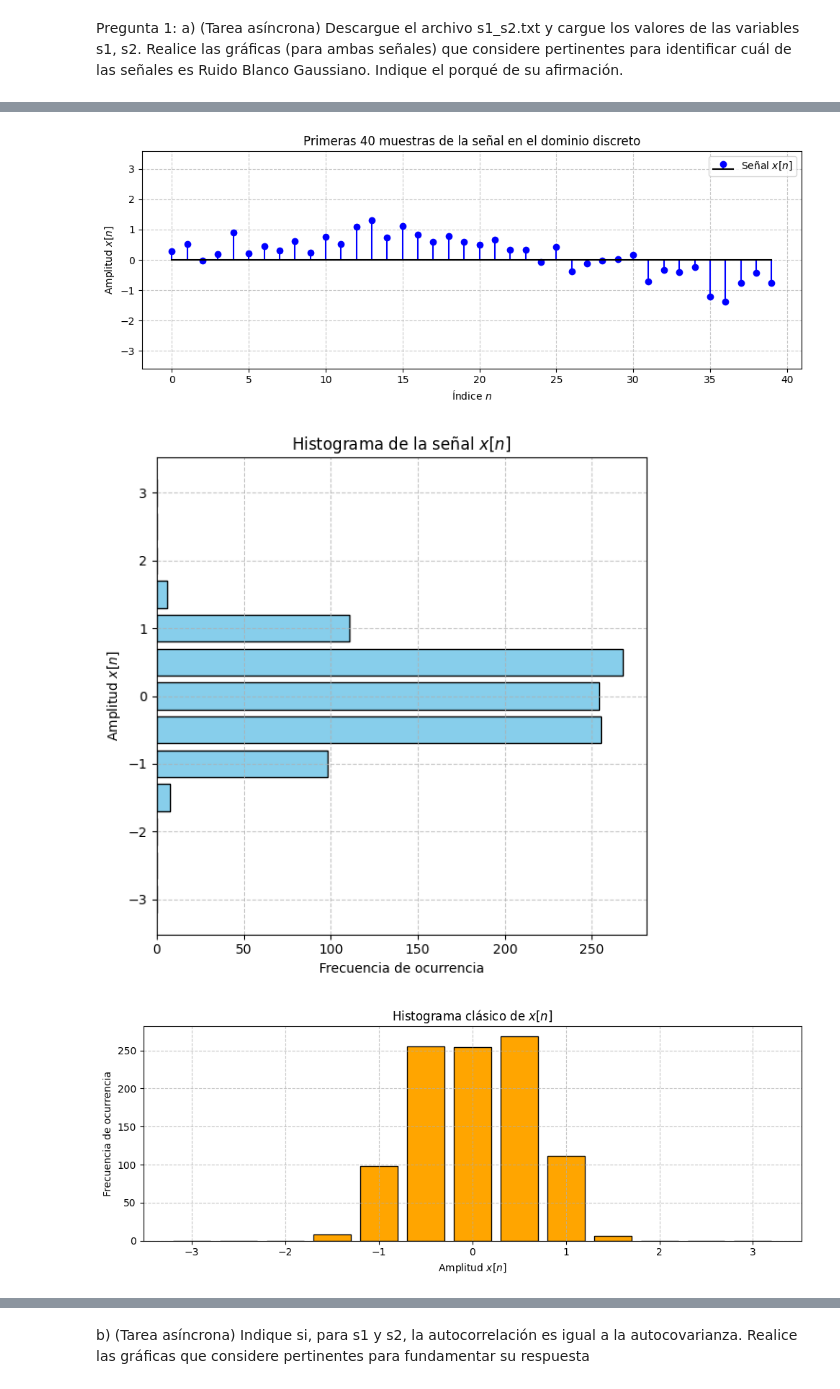
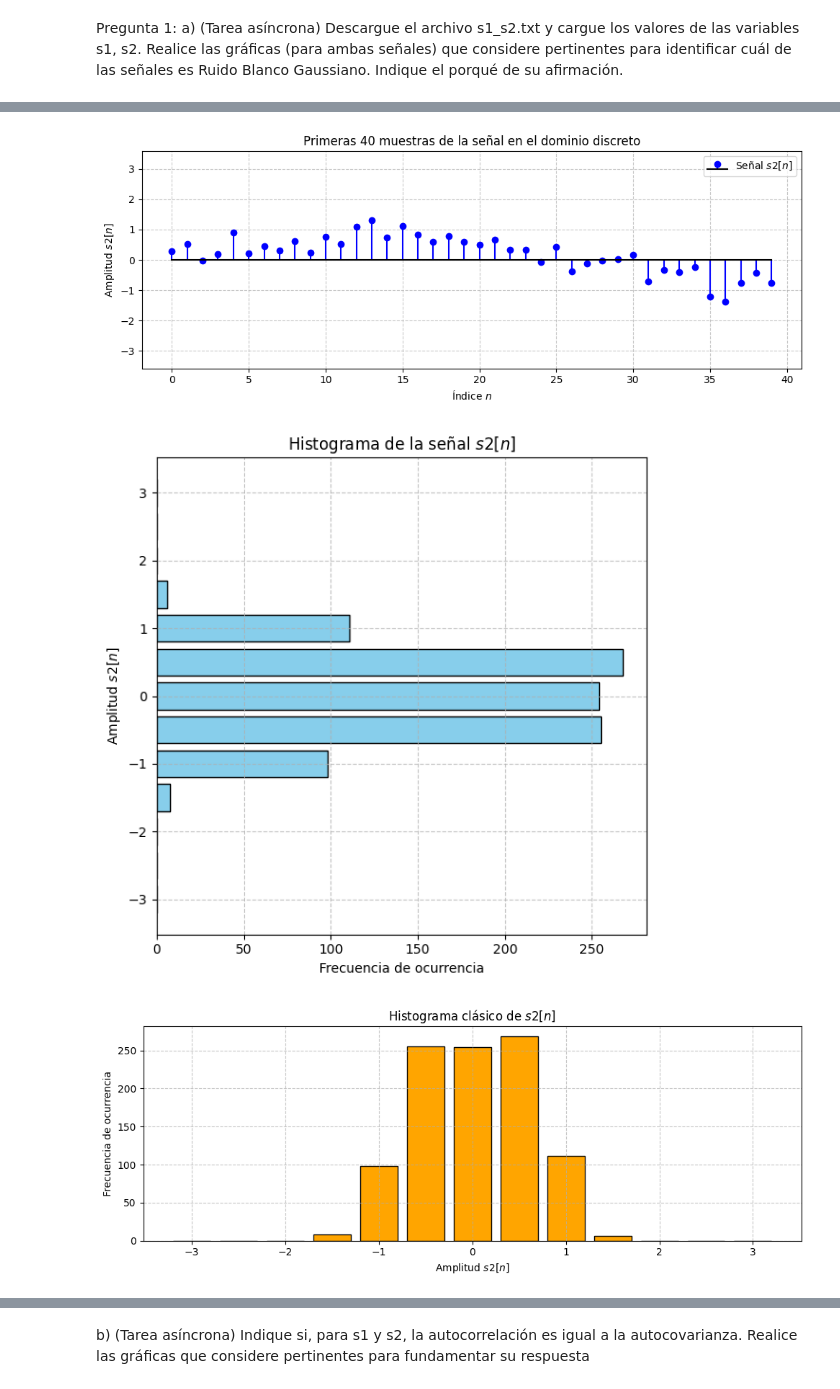
Before and after one commit to ExampleToFollow/PracticasPDS, a Jupyter notebook: Lab5/Lab5_IF_20213704.ipynb, the cells around one changed output, grey strips where cells are left out. Cells and saved outputs as stored; diff of their text form; code cells hidden in the pictures.

```diff
--- a/Lab5/Lab5_IF_20213704.ipynb
+++ b/Lab5/Lab5_IF_20213704.ipynb
@@ -97,10 +97,10 @@ cbin = xrange[0] + np.arange(Nb) * dx
 
 # Gráfica de la señal completa usando stem
 plt.figure(figsize=(10, 4))
-plt.stem(n, x, linefmt='b-', markerfmt='bo', basefmt="k-", label='Señal $x[n]$')
+plt.stem(n, x, linefmt='b-', markerfmt='bo', basefmt="k-", label='Señal $s2[n]$')
 plt.grid(True, linestyle='--', alpha=0.7)
 plt.xlabel('Índice $n$')
-plt.ylabel('Amplitud $x[n]$')
+plt.ylabel('Amplitud $s2[n]$')
 plt.title('Señal completa en el dominio discreto')
 plt.ylim((bins[0] * 1.1, bins[-1] * 1.1))
 plt.legend(loc='upper right')
@@ -109,10 +109,10 @@ plt.show()
 
 # Gráfica de las primeras 40 muestras usando stem
 plt.figure(figsize=(10, 4))
-plt.stem(n[:40], x[:40], linefmt='b-', markerfmt='bo', basefmt="k-", label='Señal $x[n]$')
+plt.stem(n[:40], x[:40], linefmt='b-', markerfmt='bo', basefmt="k-", label='Señal $s2[n]$')
 plt.grid(True, linestyle='--', alpha=0.7)
 plt.xlabel('Índice $n$')
-plt.ylabel('Amplitud $x[n]$')
+plt.ylabel('Amplitud $s2[n]$')
 plt.title('Primeras 40 muestras de la señal en el dominio discreto')
 plt.ylim((bins[0] * 1.1, bins[-1] * 1.1))
 plt.legend(loc='upper right')
@@ -125,8 +125,8 @@ plt.figure(figsize=(6, 6))
 plt.hist(x, bins=bins, orientation='horizontal', rwidth=0.8, align='mid', ec='k', color='skyblue')
 plt.grid(True, linestyle='--', alpha=0.7)
 plt.xlabel('Frecuencia de ocurrencia')
-plt.ylabel('Amplitud $x[n]$')
-plt.title('Histograma de la señal $x[n]$')
+plt.ylabel('Amplitud $s2[n]$')
+plt.title('Histograma de la señal $s2[n]$')
 plt.tight_layout()
 plt.show()
 
@@ -134,9 +134,9 @@ plt.show()
 plt.figure(figsize=(10, 4))
 plt.hist(x, bins=bins, rwidth=0.8, align='mid', ec='k', color='orange')
 plt.grid(True, linestyle='--', alpha=0.7)
-plt.xlabel('Amplitud $x[n]$')
+plt.xlabel('Amplitud $s2[n]$')
 plt.ylabel('Frecuencia de ocurrencia')
-plt.title('Histograma clásico de $x[n]$')
+plt.title('Histograma clásico de $s2[n]$')
 plt.tight_layout()
 plt.show()
 
@@ -145,9 +145,9 @@ plt.figure(figsize=(10, 4))
 h, _, _ = plt.hist(x, bins=bins, rwidth=0.8, align='mid', cumulative=True, ec='k', color='lightgreen')
 plt.plot(cbin, h, 'ro-', label='Frecuencia acumulada')
 plt.grid(True, linestyle='--', alpha=0.7)
-plt.xlabel('Amplitud $x[n]$')
+plt.xlabel('Amplitud $s2[n]$')
 plt.ylabel('Frecuencia acumulada')
-plt.title('Histograma acumulativo de $x[n]$')
+plt.title('Histograma acumulativo de $s2[n]$')
 plt.legend()
 plt.tight_layout()
 plt.show()
@@ -159,5 +159,5 @@ plt.show()
-[figure, old version]
+[figure, new version]
-[figure, old version]
+[figure, new version]
 [figure]
 [figure]
 # %% [markdown]
```
Also changed, not shown: parts of 14 cells of this notebook.
